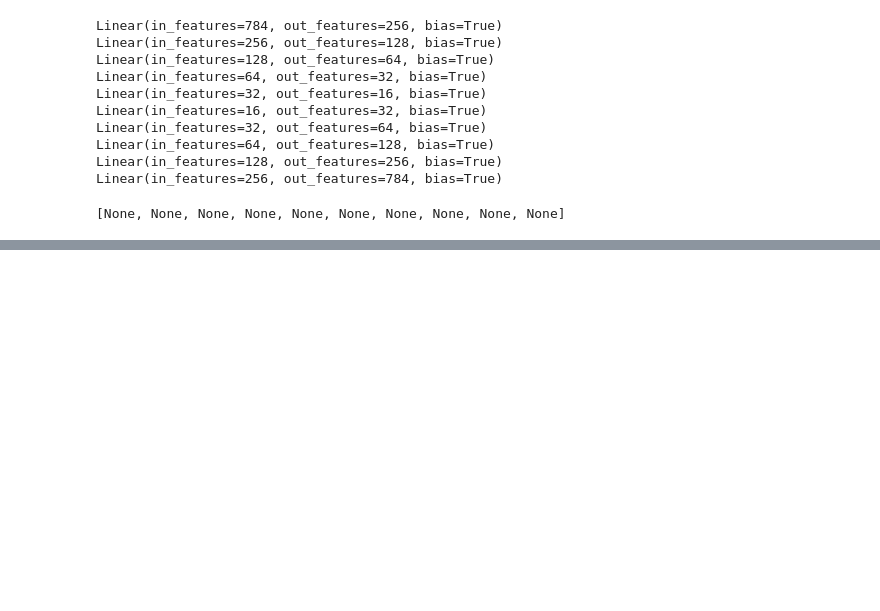
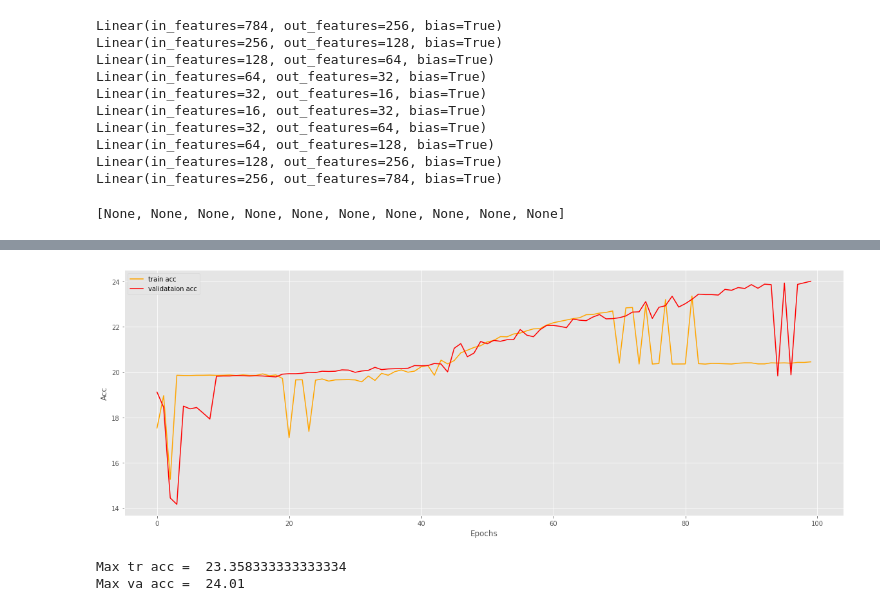
Before and after one commit to dogasiyli-boun/keyhandshapediscovery, a Jupyter notebook: ipynb/sparse_torch_ae_ws5_05.ipynb, the cells around one changed output, grey strips where cells are left out. Cells and saved outputs as stored; diff of their text form; code cells hidden in the pictures; blank space fills up the shorter version.

```diff
--- a/ipynb/sparse_torch_ae_ws5_05.ipynb
+++ b/ipynb/sparse_torch_ae_ws5_05.ipynb
@@ -392,0 +429,16 @@ print(result_df_va_all)
+# %%
+tr_acc = result_df_tr_all.values[:,0].squeeze()
+va_acc = result_df_va_all.values[:,0].squeeze()
+plt.figure(figsize=(20, 7))
+plt.plot(tr_acc, color='orange', label='train acc')
+plt.plot(va_acc, color='red', label='validataion acc')
+plt.xlabel('Epochs')
+plt.ylabel('Acc')
+plt.legend()
+plt.show()
+print("Max tr acc = ", np.max(tr_acc))
+print("Max va acc = ", np.max(va_acc))
+# %% [output]
+[figure, added]
+Max tr acc =  23.358333333333334
+Max va acc =  24.01
```
Also changed, not shown: parts of 4 cells of this notebook, 36 other files.
